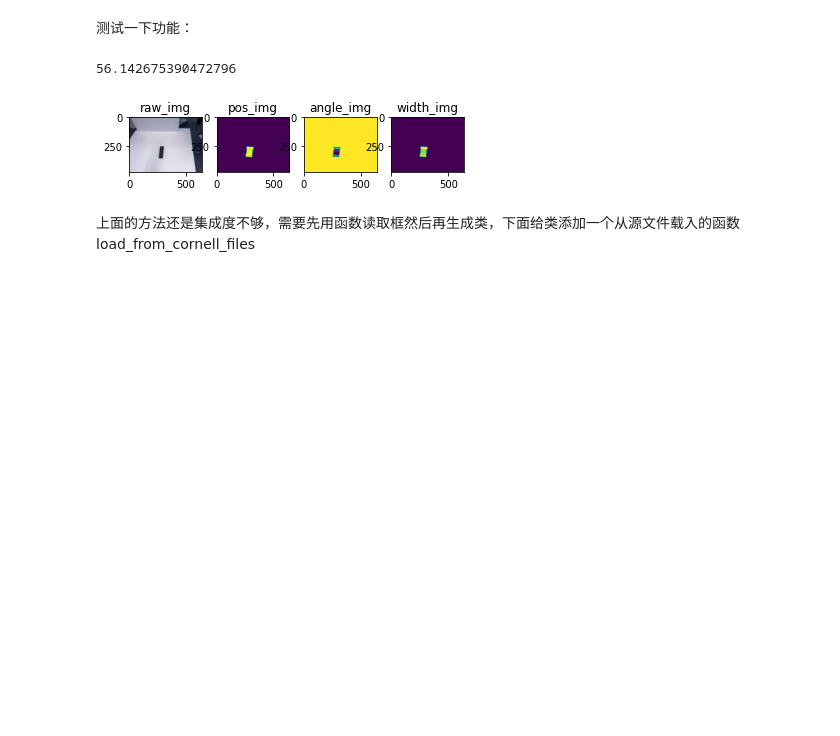
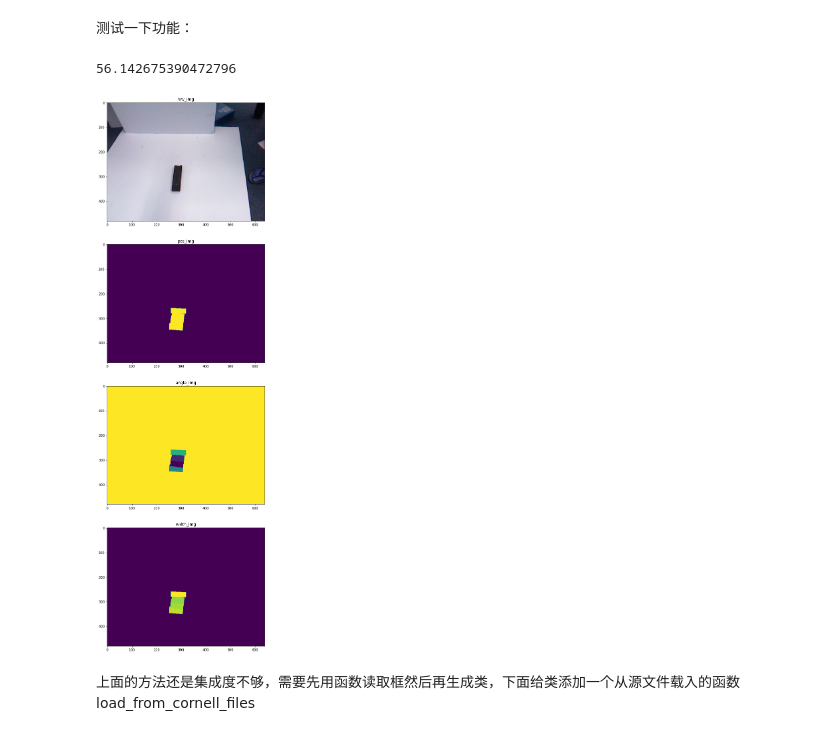
Before and after one commit to OneOneLiu/ggcnn_cornell_dataset, a Jupyter notebook: net_data_stream.ipynb, the cells around one changed output. Saved outputs shown, nothing was run; the diff lists cells and outputs as text; code cells hidden in the pictures; blank space fills up the shorter version.

```diff
--- a/net_data_stream.ipynb
+++ b/net_data_stream.ipynb
@@ -501,25 +501,26 @@ grasps.grs[0].width
 # %%
 pos_img,angle_img,width_img = grasps.generate_img(shape = (480,640))
 # %%
-plt.subplot(141)
+plt.figure(figsize = (30,30))
+plt.subplot(411)
 plt.imshow(cv2.imread(rgbf[0]))
 plt.title('raw_img')
 
-plt.subplot(142)
+plt.subplot(412)
 plt.imshow(pos_img)
 plt.title('pos_img')
 
-plt.subplot(143)
+plt.subplot(413)
 plt.imshow(angle_img)
 plt.title('angle_img')
 
-plt.subplot(144)
+plt.subplot(414)
 plt.imshow(width_img)
 plt.title('width_img')
 
 plt.show()
 # %% [output]
-[figure, old version]
+[figure, new version]
 # %% [markdown]
 上面的方法还是集成度不够，需要先用函数读取框然后再生成类，下面给类添加一个从源文件载入的函数load_from_cornell_files
 # %%
```
Also changed, not shown: parts of 2 cells of this notebook, 3 other files.
